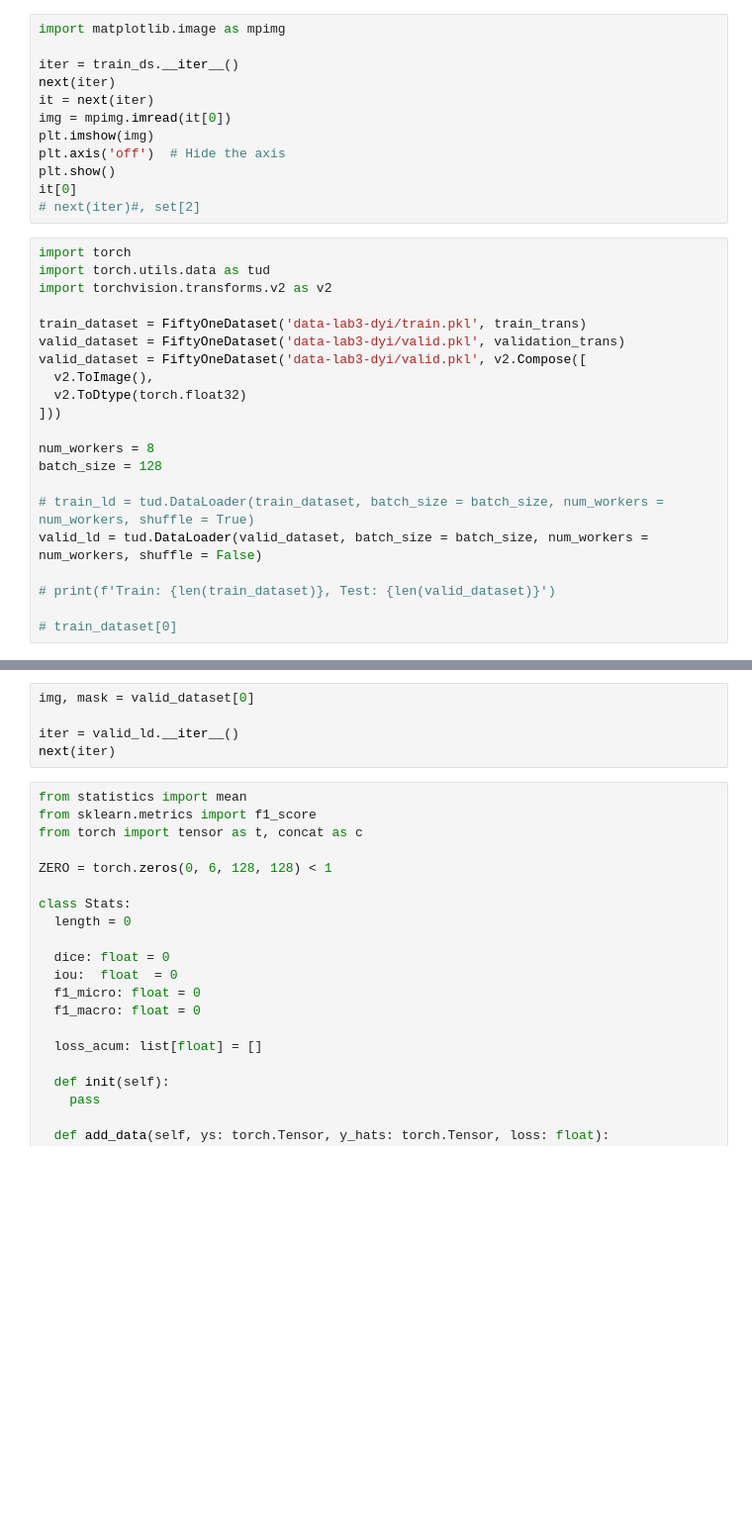
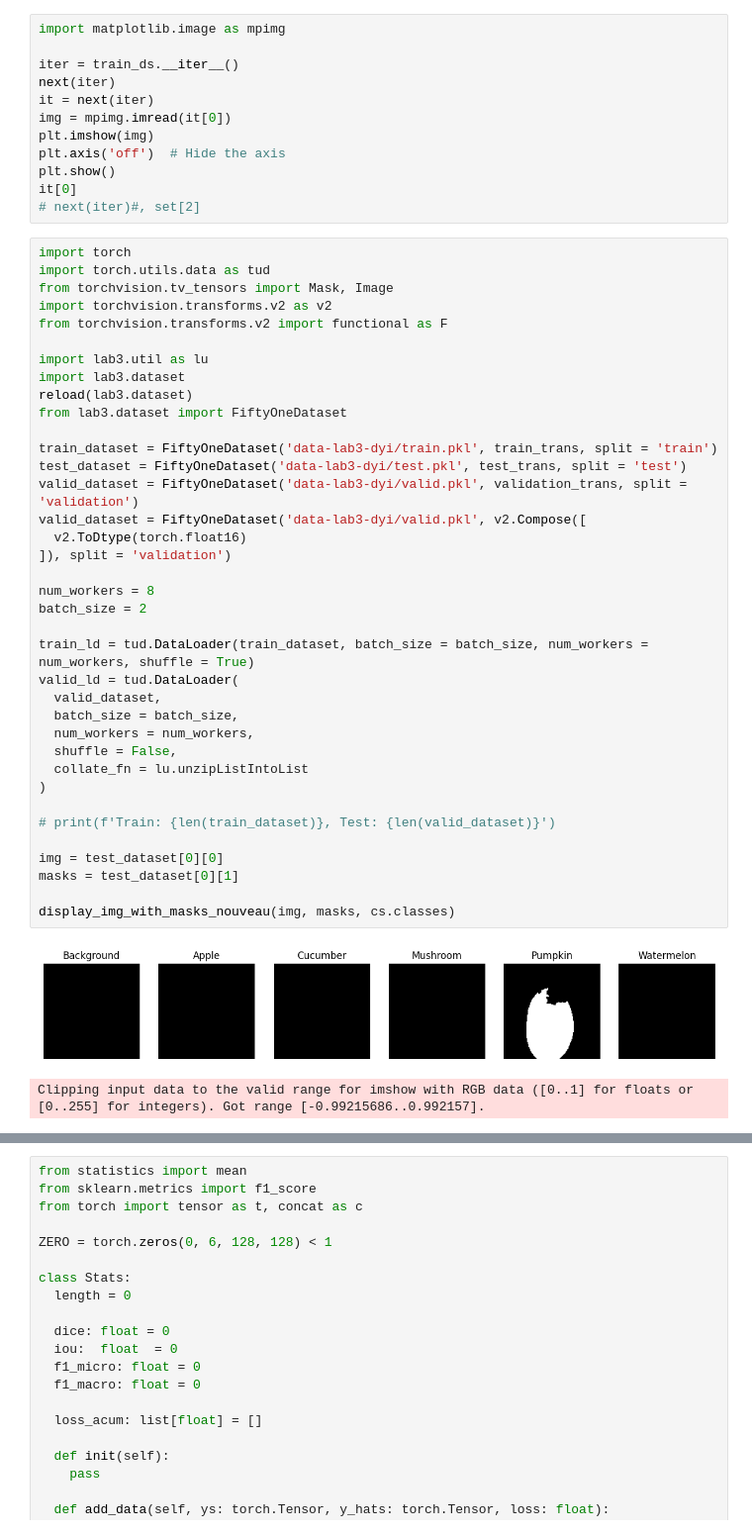
Before and after one commit to domanteli0/gmm, a Jupyter notebook: lab3.ipynb, the cells around one changed output, grey strips where cells are left out. Shown: that part at 99% size. Saved outputs shown, nothing was run; the diff lists cells and outputs as text; blank space fills up the shorter version.

```diff
--- a/lab3.ipynb
+++ b/lab3.ipynb
@@ -185,21 +169,40 @@ it[0]
 # %%
 import torch
 import torch.utils.data as tud
+from torchvision.tv_tensors import Mask, Image
 import torchvision.transforms.v2 as v2
+from torchvision.transforms.v2 import functional as F
 
-train_dataset = FiftyOneDataset('data-lab3-dyi/train.pkl', train_trans)
-valid_dataset = FiftyOneDataset('data-lab3-dyi/valid.pkl', validation_trans)
+import lab3.util as lu
+import lab3.dataset
+reload(lab3.dataset)
+from lab3.dataset import FiftyOneDataset
+
+train_dataset = FiftyOneDataset('data-lab3-dyi/train.pkl', train_trans, split = 'train')
+test_dataset = FiftyOneDataset('data-lab3-dyi/test.pkl', test_trans, split = 'test')
+valid_dataset = FiftyOneDataset('data-lab3-dyi/valid.pkl', validation_trans, split = 'validation')
 valid_dataset = FiftyOneDataset('data-lab3-dyi/valid.pkl', v2.Compose([
-  v2.ToImage(),
-  v2.ToDtype(torch.float32)
-]))
+  v2.ToDtype(torch.float16)
+]), split = 'validation')
 
 num_workers = 8
-batch_size = 128
+batch_size = 2
 
-# train_ld = tud.DataLoader(train_dataset, batch_size = batch_size, num_workers = num_workers, shuffle = True)
-valid_ld = tud.DataLoader(valid_dataset, batch_size = batch_size, num_workers = num_workers, shuffle = False)
+train_ld = tud.DataLoader(train_dataset, batch_size = batch_size, num_workers = num_workers, shuffle = True)
+valid_ld = tud.DataLoader(
+  valid_dataset,
+  batch_size = batch_size,
+  num_workers = num_workers,
+  shuffle = False,
+  collate_fn = lu.unzipListIntoList
+)
 
 # print(f'Train: {len(train_dataset)}, Test: {len(valid_dataset)}')
 
-# train_dataset[0]
+img = test_dataset[0][0]
+masks = test_dataset[0][1]
+
+display_img_with_masks_nouveau(img, masks, cs.classes)
+# %% [output]
+[figure, added]
+Clipping input data to the valid range for imshow with RGB data ([0..1] for floats or [0..255] for integers). Got range [-0.99215686..0.992157].
@@ -206,8 +210,3 @@ valid_ld = tud.DataLoader(valid_dataset, batch_size = batch_size, num_workers =
-# %%
-img, mask = valid_dataset[0]
-
-iter = valid_ld.__iter__()
-next(iter)
 # %%
 from statistics import mean
 from sklearn.metrics import f1_score
```
Also changed, not shown: parts of 7 cells of this notebook, 5 other files.
